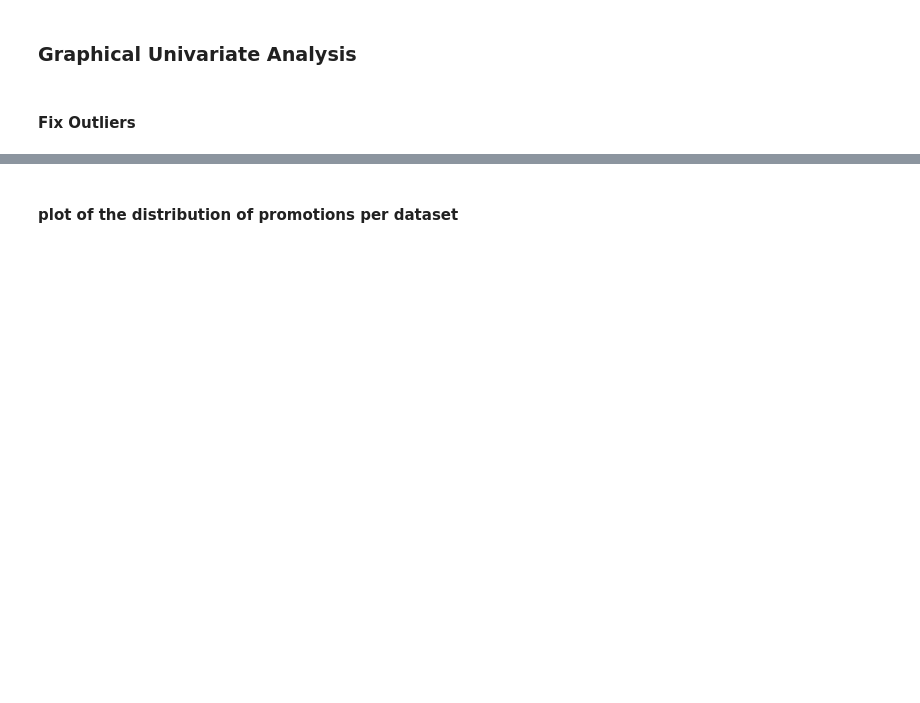
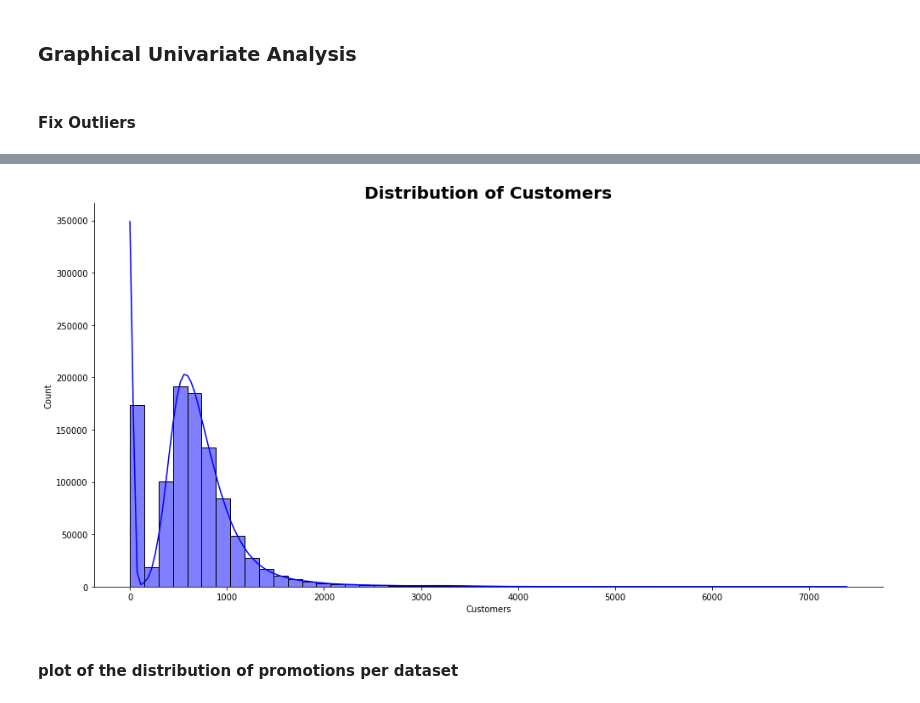
Before and after one commit to mozartofmath/PharmaSalesPrediction, a Jupyter notebook: notebooks/Task1.ipynb, the cells around one changed output, grey strips where cells are left out. Cells and saved outputs as stored; diff of their text form; code cells hidden in the pictures; blank space fills up the shorter version.

```diff
--- a/notebooks/Task1.ipynb
+++ b/notebooks/Task1.ipynb
@@ -260,3 +272,7 @@ def plot_monthly_sales(df, month, year, title):
+# %%
+plot_hist(df_train, 'Customers', 'blue')
+# %% [output]
+[figure, added]
 # %% [markdown]
 #### plot of the distribution of promotions per dataset
 # %%
```
Also changed, not shown: parts of 24 cells of this notebook.
